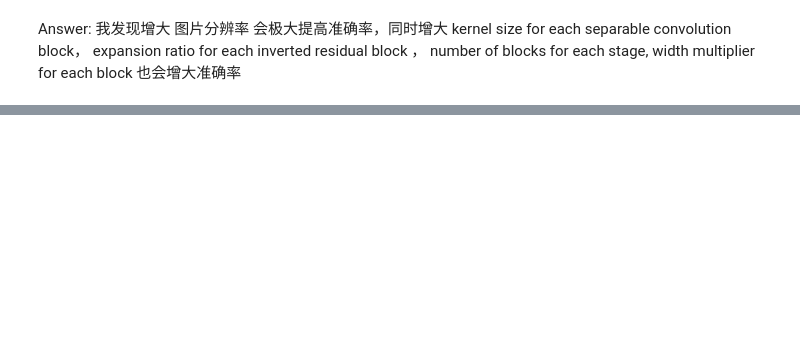
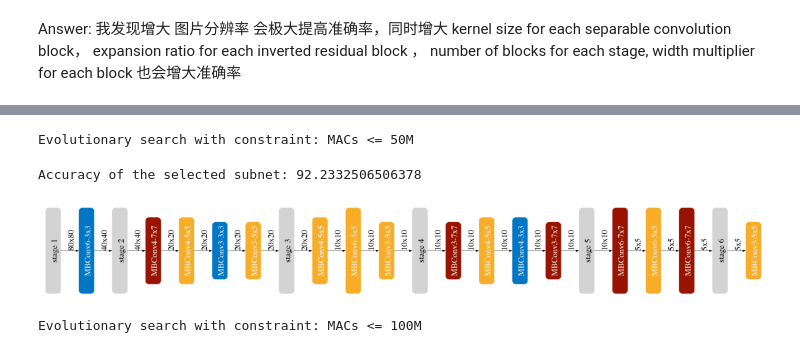
Before and after one commit to cilinmengye/Study-for-MIT6.5940_2024_TinyML-and-Efficient-Deep-Learning-Computing, a Jupyter notebook: LAB3_NAS/main.ipynb, the cells around one changed output, grey strips where cells are left out. Saved outputs shown, nothing was run; the diff lists cells and outputs as text; code cells hidden in the pictures; blank space fills up the shorter version.

```diff
--- a/LAB3_NAS/main.ipynb
+++ b/LAB3_NAS/main.ipynb
@@ -340,0 +994,33 @@ Answer: 我发现增大 图片分辨率 会极大提高准确率，同时增大
+# %%
+random.seed(1)
+np.random.seed(1)
+
+# hint: tune hyper-parameters below
+evo_params = {
+    'arch_mutate_prob': 0.1, # The probability of architecture mutation in evolutionary search
+    'resolution_mutate_prob': 0.25, # The probability of resolution mutation in evolutionary search
+    'population_size': 100,  # The size of the population
+    'max_time_budget': 20,
+    'parent_ratio': 0.25,
+    'mutation_ratio': 0.5,
+}
+
+nas_agent = EvolutionSearcher(efficiency_predictor, acc_predictor, **evo_params)
+# MACs-constrained search
+subnets_evo_macs = {}
+for millonMACs in [50, 100]:
+    search_constraint = dict(millionMACs=millonMACs)
+    print(f"Evolutionary search with constraint: MACs <= {millonMACs}M")
+    subnets_evo_macs[millonMACs] = search_and_measure_acc(nas_agent, search_constraint)
+
+# memory-constrained search
+subnets_evo_memory = {}
+for KBPeakMemory in [256, 512]:
+    search_constraint = dict(KBPeakMemory=KBPeakMemory)
+    print(f"Evolutionary search with constraint: Peak memory <= {KBPeakMemory}KB")
+    subnets_evo_memory[KBPeakMemory] = search_and_measure_acc(nas_agent, search_constraint)
+# %% [output]
+Evolutionary search with constraint: MACs <= 50M
+Accuracy of the selected subnet: 92.2332506506378
+[figure, added]
+Evolutionary search with constraint: MACs <= 100M
```
Also changed, not shown: parts of 41 cells of this notebook, 2 other files.
